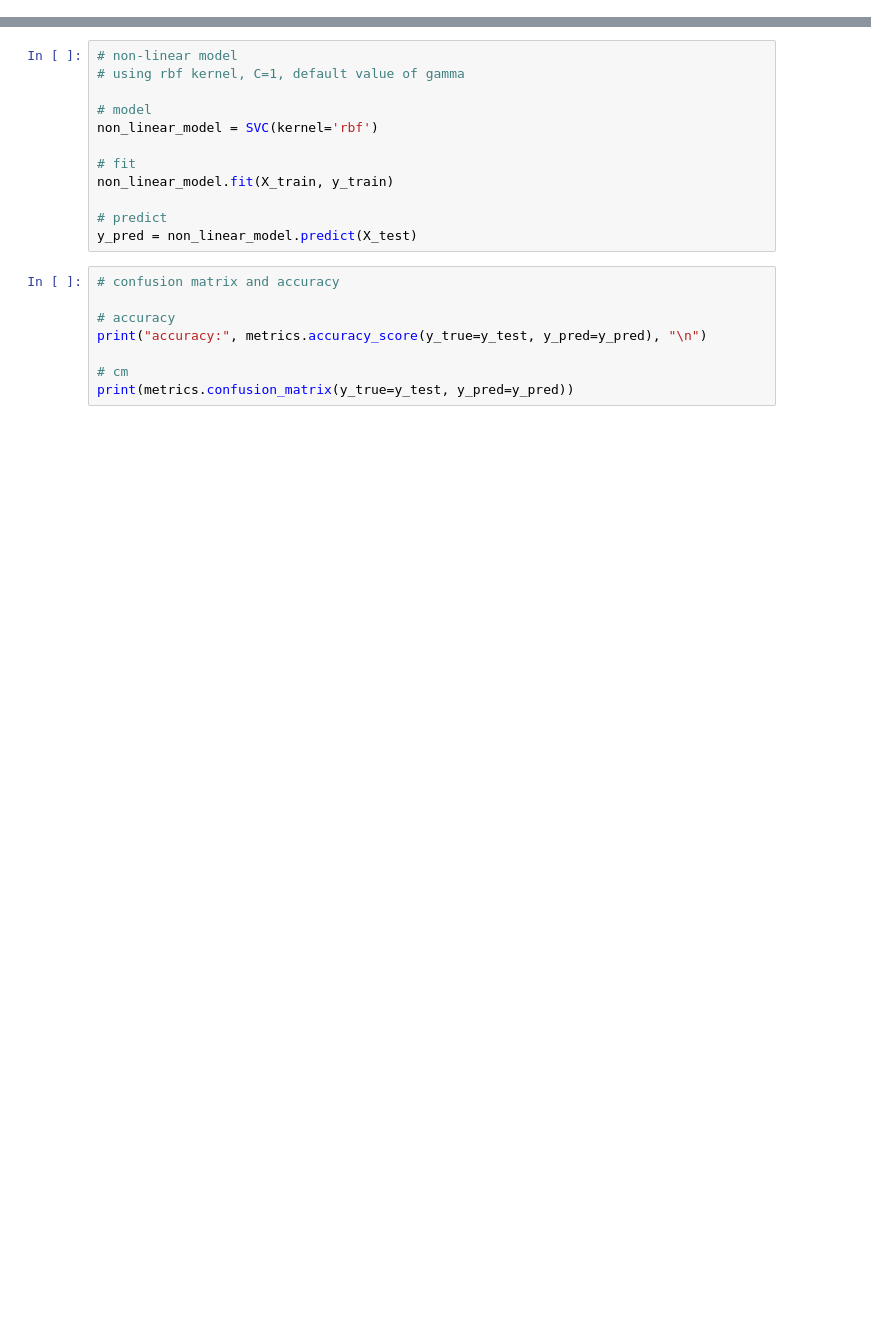
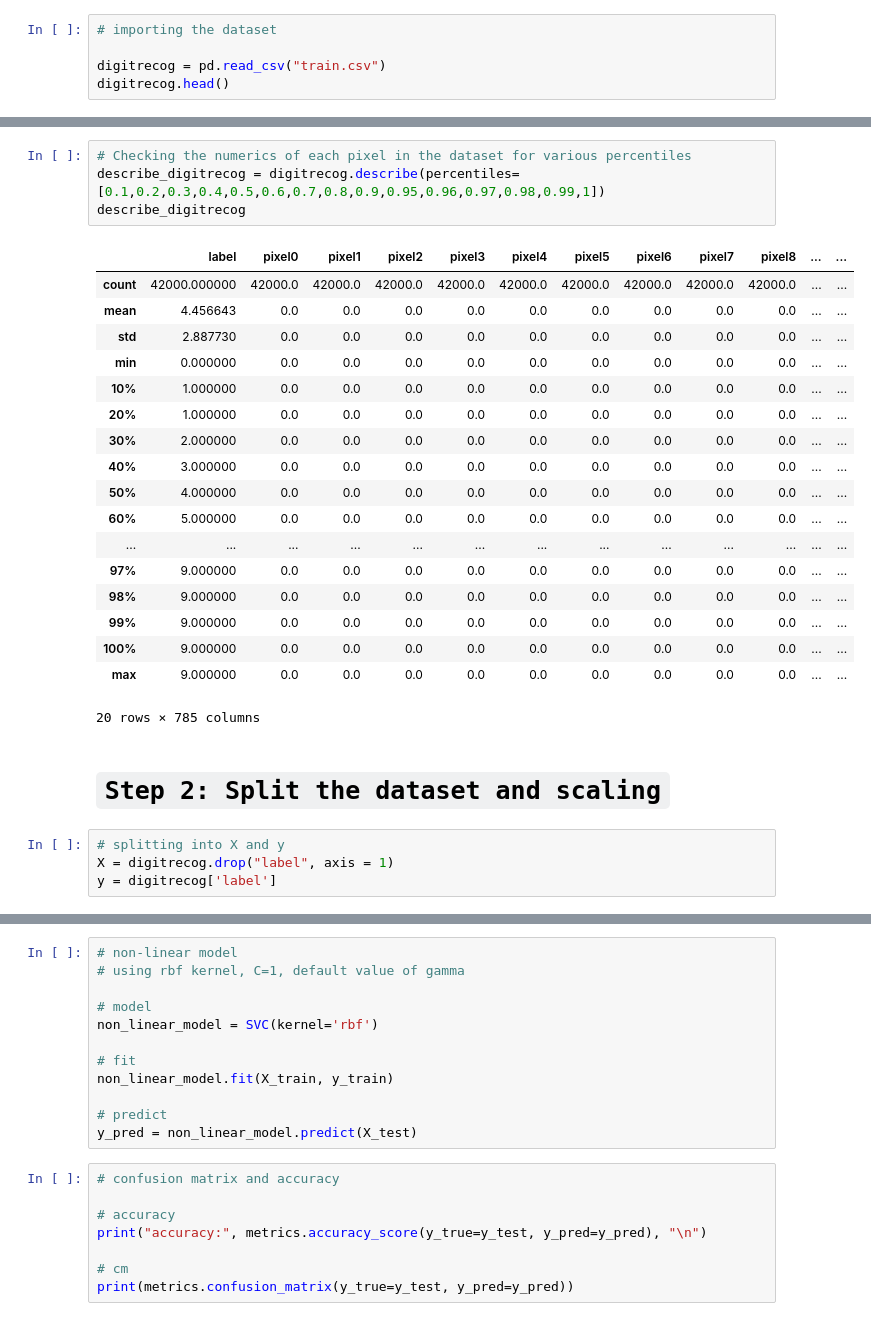
Before and after one commit to harshavardhini910/MNIST, a Jupyter notebook: Handwritten_Digit_Recognition_SVM_Assignment_I.ipynb, the cells around one changed output, grey strips where cells are left out. Cells and saved outputs as stored; diff of their text form; blank space fills up the shorter version.

```diff
--- a/Handwritten_Digit_Recognition_SVM_Assignment_I.ipynb
+++ b/Handwritten_Digit_Recognition_SVM_Assignment_I.ipynb
@@ -130,0 +48,5 @@ print(metrics.confusion_matrix(y_true=y_test, y_pred=y_pred))
+# %%
+# importing the dataset
+
+digitrecog = pd.read_csv("train.csv")
+digitrecog.head()
@@ -130,0 +162,29 @@ print(metrics.confusion_matrix(y_true=y_test, y_pred=y_pred))
+# %%
+# Checking the numerics of each pixel in the dataset for various percentiles
+describe_digitrecog = digitrecog.describe(percentiles=[0.1,0.2,0.3,0.4,0.5,0.6,0.7,0.8,0.9,0.95,0.96,0.97,0.98,0.99,1])
+describe_digitrecog
+# %% [output]
+|  | label | pixel0 | pixel1 | pixel2 | pixel3 | pixel4 | pixel5 | pixel6 | pixel7 | pixel8 | ... | ... |
+| count | 42000.000000 | 42000.0 | 42000.0 | 42000.0 | 42000.0 | 42000.0 | 42000.0 | 42000.0 | 42000.0 | 42000.0 | ... | ... |
+| mean | 4.456643 | 0.0 | 0.0 | 0.0 | 0.0 | 0.0 | 0.0 | 0.0 | 0.0 | 0.0 | ... | ... |
+| std | 2.887730 | 0.0 | 0.0 | 0.0 | 0.0 | 0.0 | 0.0 | 0.0 | 0.0 | 0.0 | ... | ... |
+| min | 0.000000 | 0.0 | 0.0 | 0.0 | 0.0 | 0.0 | 0.0 | 0.0 | 0.0 | 0.0 | ... | ... |
+| 10% | 1.000000 | 0.0 | 0.0 | 0.0 | 0.0 | 0.0 | 0.0 | 0.0 | 0.0 | 0.0 | ... | ... |
+| 20% | 1.000000 | 0.0 | 0.0 | 0.0 | 0.0 | 0.0 | 0.0 | 0.0 | 0.0 | 0.0 | ... | ... |
+| 30% | 2.000000 | 0.0 | 0.0 | 0.0 | 0.0 | 0.0 | 0.0 | 0.0 | 0.0 | 0.0 | ... | ... |
+| 40% | 3.000000 | 0.0 | 0.0 | 0.0 | 0.0 | 0.0 | 0.0 | 0.0 | 0.0 | 0.0 | ... | ... |
+| 50% | 4.000000 | 0.0 | 0.0 | 0.0 | 0.0 | 0.0 | 0.0 | 0.0 | 0.0 | 0.0 | ... | ... |
+| 60% | 5.000000 | 0.0 | 0.0 | 0.0 | 0.0 | 0.0 | 0.0 | 0.0 | 0.0 | 0.0 | ... | ... |
+| ... | ... | ... | ... | ... | ... | ... | ... | ... | ... | ... | ... | ... |
+| 97% | 9.000000 | 0.0 | 0.0 | 0.0 | 0.0 | 0.0 | 0.0 | 0.0 | 0.0 | 0.0 | ... | ... |
+| 98% | 9.000000 | 0.0 | 0.0 | 0.0 | 0.0 | 0.0 | 0.0 | 0.0 | 0.0 | 0.0 | ... | ... |
+| 99% | 9.000000 | 0.0 | 0.0 | 0.0 | 0.0 | 0.0 | 0.0 | 0.0 | 0.0 | 0.0 | ... | ... |
+| 100% | 9.000000 | 0.0 | 0.0 | 0.0 | 0.0 | 0.0 | 0.0 | 0.0 | 0.0 | 0.0 | ... | ... |
+| max | 9.000000 | 0.0 | 0.0 | 0.0 | 0.0 | 0.0 | 0.0 | 0.0 | 0.0 | 0.0 | ... | ... |
+20 rows × 785 columns
+# %% [markdown]
+# **`Step 2: Split the dataset and scaling`**
+# %%
+# splitting into X and y
+X = digitrecog.drop("label", axis = 1)
+y = digitrecog['label']
```
Also changed, not shown: parts of 56 cells of this notebook.
